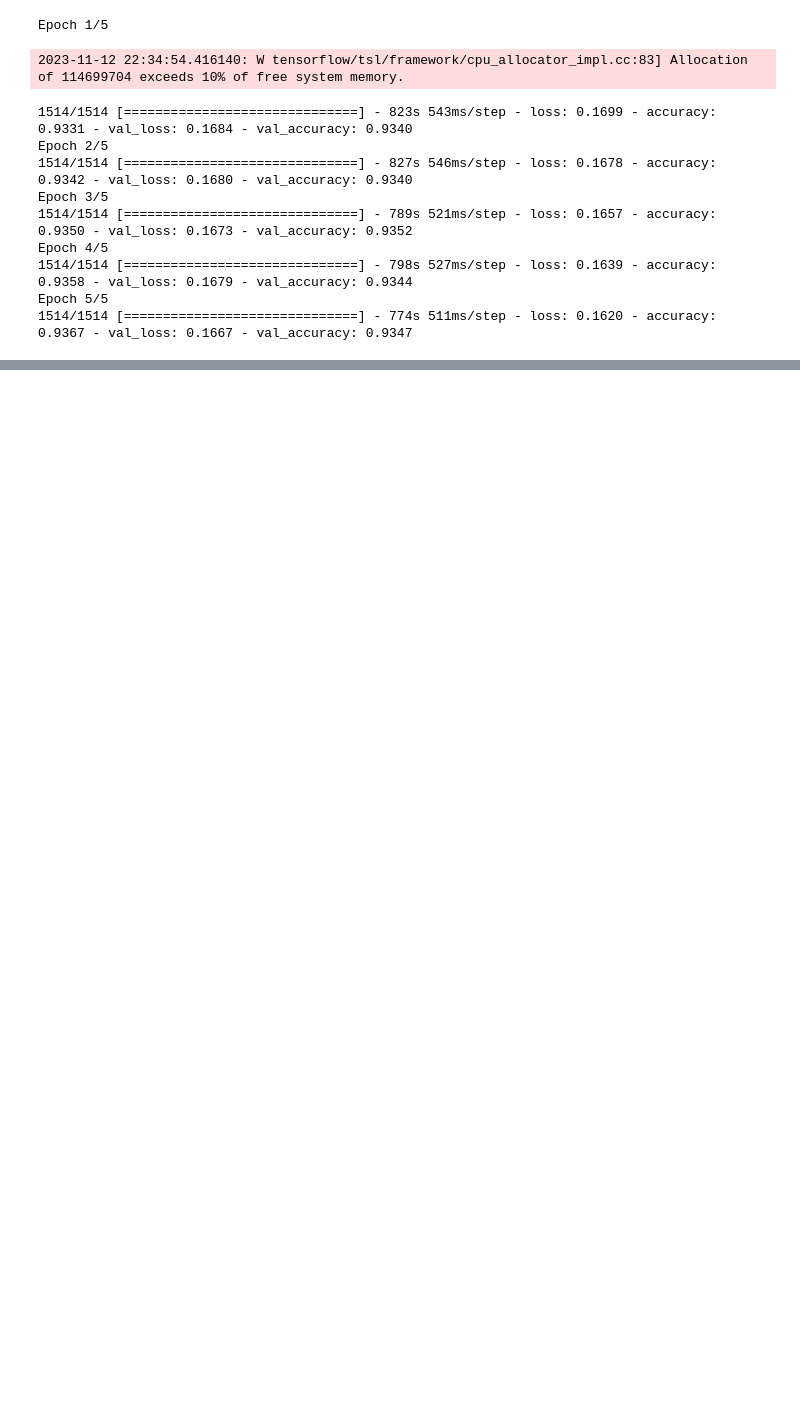
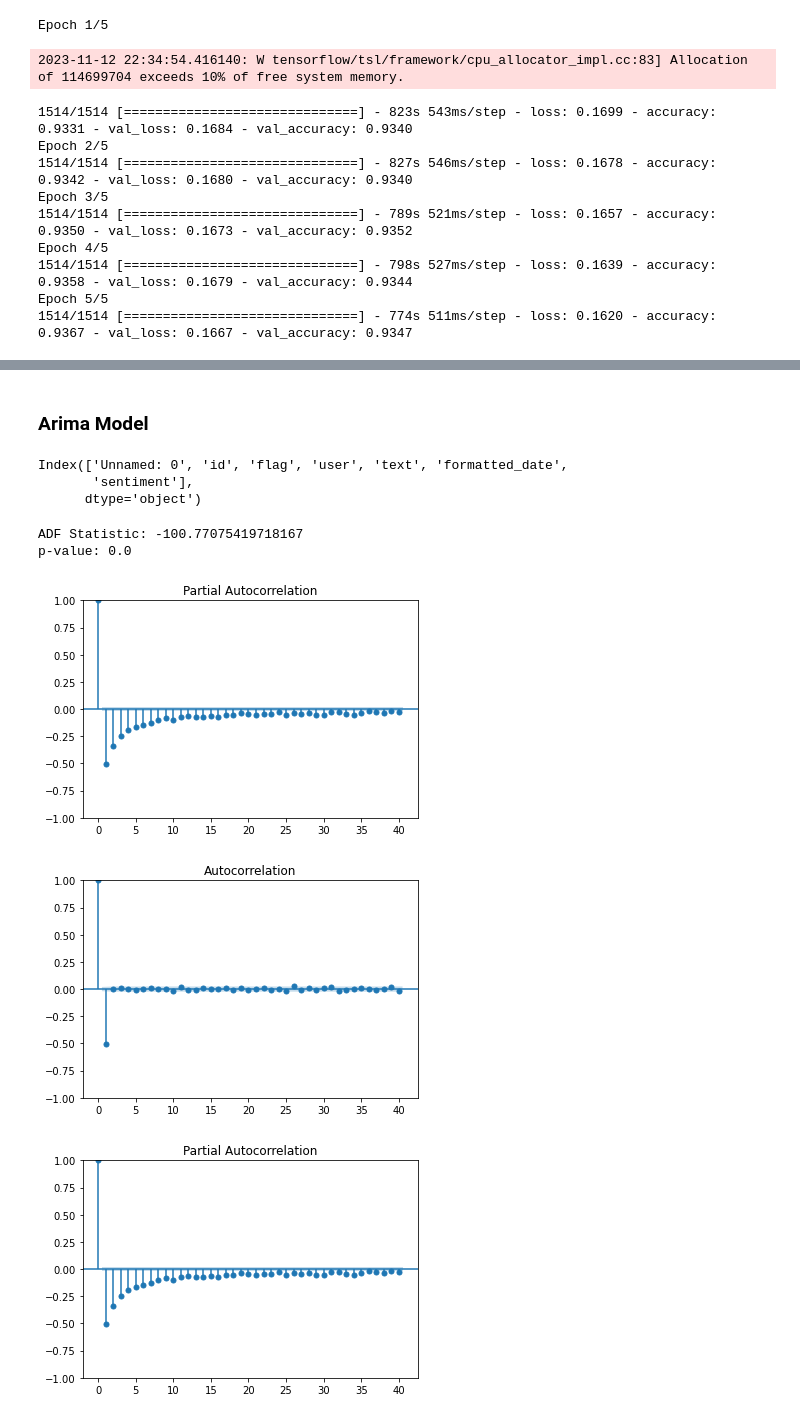
Before and after one commit to aytenkermencct/CA2_TweetAnalysis, a Jupyter notebook: TweetAnalysis.ipynb, the cells around one changed output, grey strips where cells are left out. Saved outputs shown, nothing was run; the diff lists cells and outputs as text; code cells hidden in the pictures; blank space fills up the shorter version.

Commit message:
arima v1

```diff
--- a/TweetAnalysis.ipynb
+++ b/TweetAnalysis.ipynb
@@ -901,0 +910,42 @@ plt.show()
+# %% [markdown]
+### Arima Model
+# %%
+#data_new=data
+data_new=pd.read_csv("sentiment_data.csv")
+data_new.columns
+# %% [output]
+Index(['Unnamed: 0', 'id', 'flag', 'user', 'text', 'formatted_date',
+       'sentiment'],
+      dtype='object')
+# %%
+#kernel died several times so i take a part of data
+data_new=data_new.iloc[:10000]
+# %%
+from statsmodels.tsa.arima_model import ARIMA
+from statsmodels.tsa.stattools import adfuller
+from statsmodels.graphics.tsaplots import plot_acf, plot_pacf
+# Time Series Analysis and Decomposition (you can use your own method here)
+# For example, you can use statsmodels seasonal decomposition of time series (STL)
+
+data_new['date'] = pd.to_datetime(data_new['formatted_date'], format='%Y %m %d %H:%M:%S')
+# Sort by date
+data_new.sort_values(by='date', inplace=True)
+# Define a mapping for sentiment to numeric values
+sentiment_mapping = {'negative': 0, 'neutral': 1, 'positive': 2}
+data_new['sentiment'] = data_new['sentiment'].map(sentiment_mapping)
+# Check for stationarity
+result = adfuller(data_new['sentiment'], autolag='AIC')
+print(f'ADF Statistic: {result[0]}')
+print(f'p-value: {result[1]}')
+# Create ACF and PACF plots to determine p and q
+# If not stationary, difference the data
+data_new['sentiment_diff'] = data_new['sentiment'] - data_new['sentiment'].shift(1)
+# Create ACF and PACF plots to determine p and q
+plot_acf(data_new['sentiment_diff'].dropna(), lags=40)
+plot_pacf(data_new['sentiment_diff'].dropna(), lags=40)
+# %% [output]
+ADF Statistic: -100.77075419718167
+p-value: 0.0
+[figure, added]
+[figure, added]
+[figure, added]
```
Also changed, not shown: parts of 26 cells of this notebook.
